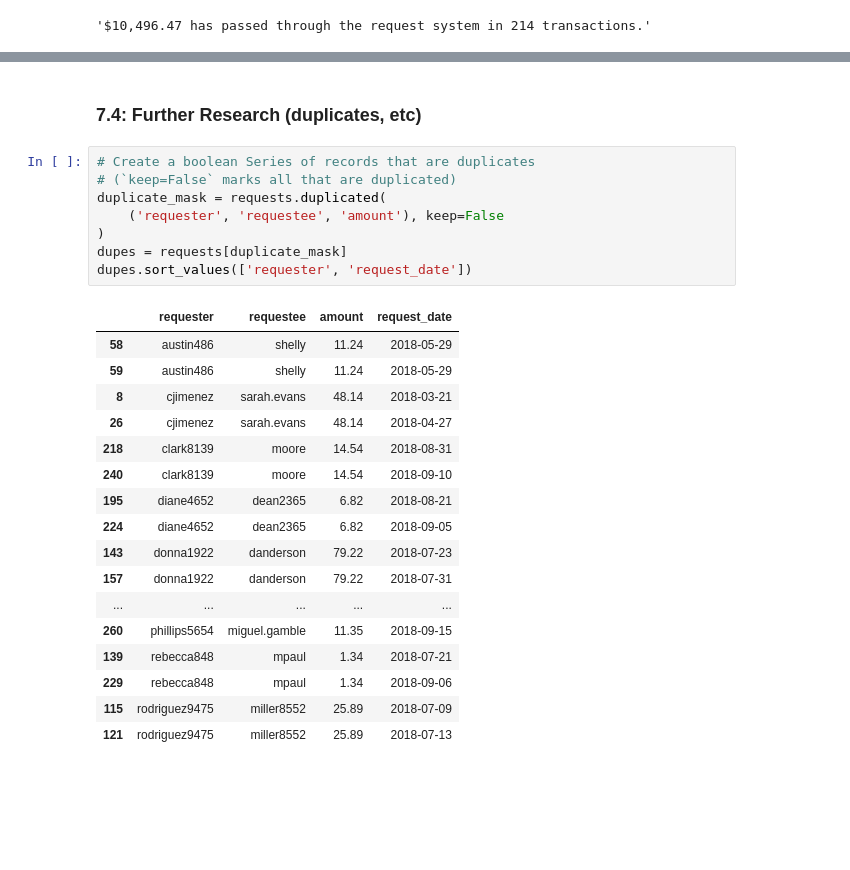
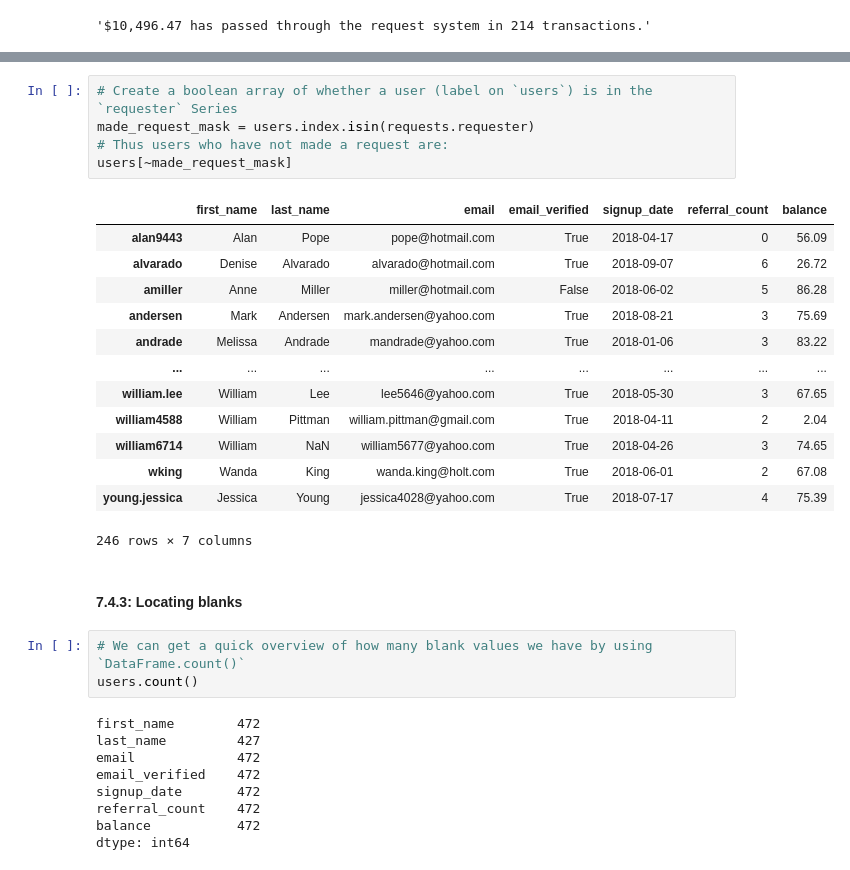
Before and after one commit to Crossroadsman/python-notes, a Jupyter notebook: libraries/pandas/Pandas.ipynb, the cells around one changed output, grey strips where cells are left out. Cells and saved outputs as stored; diff of their text form; blank space fills up the shorter version.

Commit message:
Update for duplicates/missing data

```diff
--- a/libraries/pandas/Pandas.ipynb
+++ b/libraries/pandas/Pandas.ipynb
@@ -977,29 +1064,34 @@ f'${completed_requests.amount.sum():,.2f} has passed through the request system
+# %%
+# Create a boolean array of whether a user (label on `users`) is in the `requester` Series
+made_request_mask = users.index.isin(requests.requester)
+# Thus users who have not made a request are:
+users[~made_request_mask]
+# %% [output]
+|  | first_name | last_name | email | email_verified | signup_date | referral_count | balance |
+| alan9443 | Alan | Pope | pope@hotmail.com | True | 2018-04-17 | 0 | 56.09 |
+| alvarado | Denise | Alvarado | alvarado@hotmail.com | True | 2018-09-07 | 6 | 26.72 |
+| amiller | Anne | Miller | miller@hotmail.com | False | 2018-06-02 | 5 | 86.28 |
+| andersen | Mark | Andersen | mark.andersen@yahoo.com | True | 2018-08-21 | 3 | 75.69 |
+| andrade | Melissa | Andrade | mandrade@yahoo.com | True | 2018-01-06 | 3 | 83.22 |
+| ... | ... | ... | ... | ... | ... | ... | ... |
+| william.lee | William | Lee | lee5646@yahoo.com | True | 2018-05-30 | 3 | 67.65 |
+| william4588 | William | Pittman | william.pittman@gmail.com | True | 2018-04-11 | 2 | 2.04 |
+| william6714 | William | NaN | william5677@yahoo.com | True | 2018-04-26 | 3 | 74.65 |
+| wking | Wanda | King | wanda.king@holt.com | True | 2018-06-01 | 2 | 67.08 |
+| young.jessica | Jessica | Young | jessica4028@yahoo.com | True | 2018-07-17 | 4 | 75.39 |
+246 rows × 7 columns
 # %% [markdown]
-<a id="7.4"> </a>
-### 7.4: Further Research (duplicates, etc) ###
+<a id="7.4.3"> </a>
+#### 7.4.3: Locating blanks ####
-# %%
-# Create a boolean Series of records that are duplicates
-# (`keep=False` marks all that are duplicated)
-duplicate_mask = requests.duplicated(
-    ('requester', 'requestee', 'amount'), keep=False
-)
-dupes = requests[duplicate_mask]
-dupes.sort_values(['requester', 'request_date'])
-# %% [output]
-|  | requester | requestee | amount | request_date |
-| 58 | austin486 | shelly | 11.24 | 2018-05-29 |
-| 59 | austin486 | shelly | 11.24 | 2018-05-29 |
-| 8 | cjimenez | sarah.evans | 48.14 | 2018-03-21 |
-| 26 | cjimenez | sarah.evans | 48.14 | 2018-04-27 |
-| 218 | clark8139 | moore | 14.54 | 2018-08-31 |
-| 240 | clark8139 | moore | 14.54 | 2018-09-10 |
-| 195 | diane4652 | dean2365 | 6.82 | 2018-08-21 |
-| 224 | diane4652 | dean2365 | 6.82 | 2018-09-05 |
-| 143 | donna1922 | danderson | 79.22 | 2018-07-23 |
-| 157 | donna1922 | danderson | 79.22 | 2018-07-31 |
-| ... | ... | ... | ... | ... |
-| 260 | phillips5654 | miguel.gamble | 11.35 | 2018-09-15 |
-| 139 | rebecca848 | mpaul | 1.34 | 2018-07-21 |
-| 229 | rebecca848 | mpaul | 1.34 | 2018-09-06 |
-| 115 | rodriguez9475 | miller8552 | 25.89 | 2018-07-09 |
-| 121 | rodriguez9475 | miller8552 | 25.89 | 2018-07-13 |
+# %%
+# We can get a quick overview of how many blank values we have by using `DataFrame.count()`
+users.count()
+# %% [output]
+first_name        472
+last_name         427
+email             472
+email_verified    472
+signup_date       472
+referral_count    472
+balance           472
+dtype: int64
```
Also changed, not shown: parts of 14 cells of this notebook.
